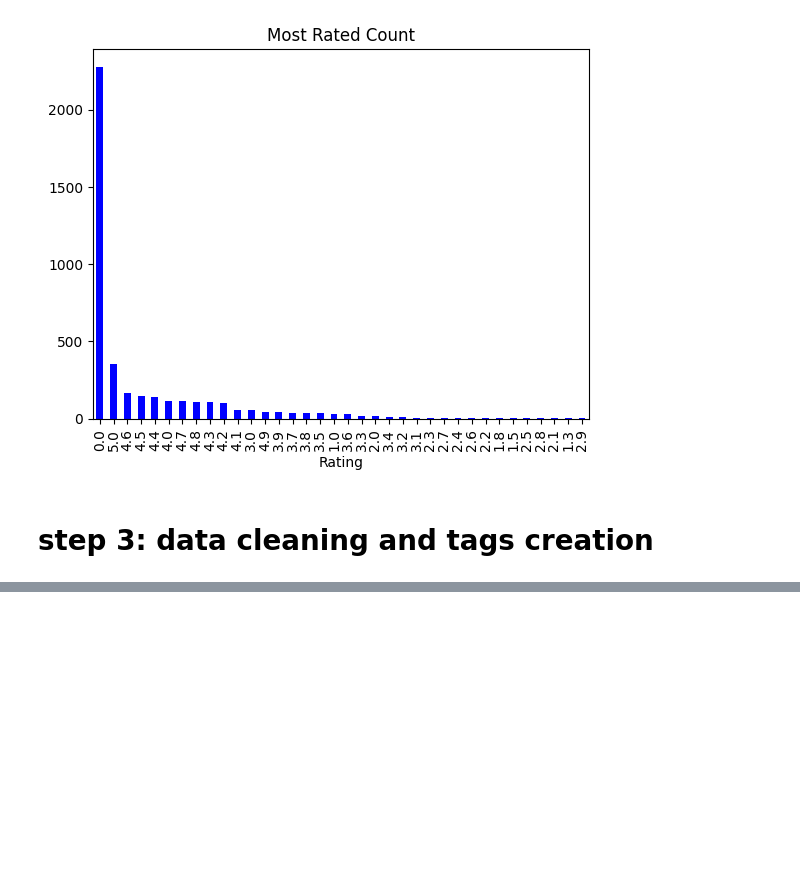
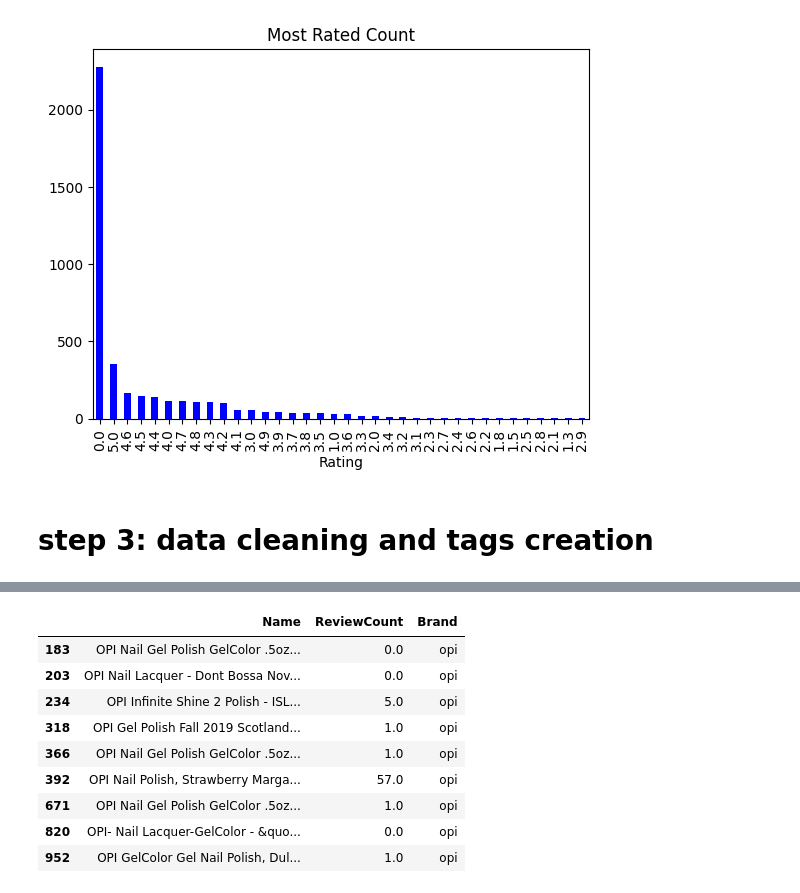
Before and after one commit to githubshivanshukumarsrivastava/retail-recomendation-system, a Jupyter notebook: online-retail-recomendation-system-/modeltrain.ipynb, the cells around one changed output, grey strips where cells are left out. Cells and saved outputs as stored; diff of their text form; code cells hidden in the pictures; blank space fills up the shorter version.

```diff
--- a/online-retail-recomendation-system-/modeltrain.ipynb
+++ b/online-retail-recomendation-system-/modeltrain.ipynb
@@ -273,0 +315,4 @@ Note: you may need to restart the kernel to use updated packages.
+# %%
+tfidf_vectorizer = TfidfVectorizer(stop_words='english')
+tfidf_matrix_content = tfidf_vectorizer.fit_transform(train_data['Tags'])
+cosine_similarities_content = cosine_similarity(tfidf_matrix_content,tfidf_matrix_content)
@@ -273,0 +339,10 @@ Note: you may need to restart the kernel to use updated packages.
+# %%
+iten_name='OPI Infinite Shine, Nail Lacquer Nail Polish, Bubble Bath'
+item_index=train_data[train_data['Name'] == iten_name].index[0]
+# %%
+similar_items=list(enumerate(cosine_similarities_content[item_index]))# enumerates is used to get the index and value of the list
+# %%
+similar_items=sorted(similar_items, key=lambda x: x[1], reverse=True)# sort the list in descending order based on the value
+top_similar_items=similar_items[1:11]  # get the top 10 similar items
+
+recomended_items_indics=[x[0] for x in top_similar_items]
@@ -273,0 +361,13 @@ Note: you may need to restart the kernel to use updated packages.
+# %%
+train_data.iloc[recomended_items_indics][['Name','ReviewCount','Brand']] # iloc is used to get the rows based on the index
+# %% [output]
+|  | Name | ReviewCount | Brand |
+| 183 | OPI Nail Gel Polish GelColor .5oz... | 0.0 | opi |
+| 203 | OPI Nail Lacquer - Dont Bossa Nov... | 0.0 | opi |
+| 234 | OPI Infinite Shine 2 Polish - ISL... | 5.0 | opi |
+| 318 | OPI Gel Polish Fall 2019 Scotland... | 1.0 | opi |
+| 366 | OPI Nail Gel Polish GelColor .5oz... | 1.0 | opi |
+| 392 | OPI Nail Polish, Strawberry Marga... | 57.0 | opi |
+| 671 | OPI Nail Gel Polish GelColor .5oz... | 1.0 | opi |
+| 820 | OPI- Nail Lacquer-GelColor - &quo... | 0.0 | opi |
+| 952 | OPI GelColor Gel Nail Polish, Dul... | 1.0 | opi |
```
Also changed, not shown: parts of 16 cells of this notebook.
